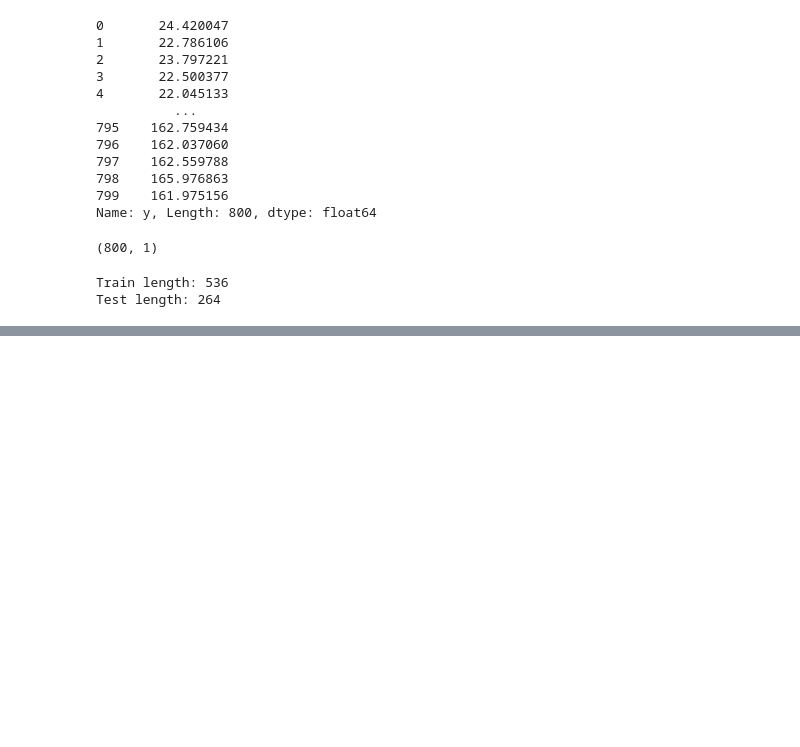
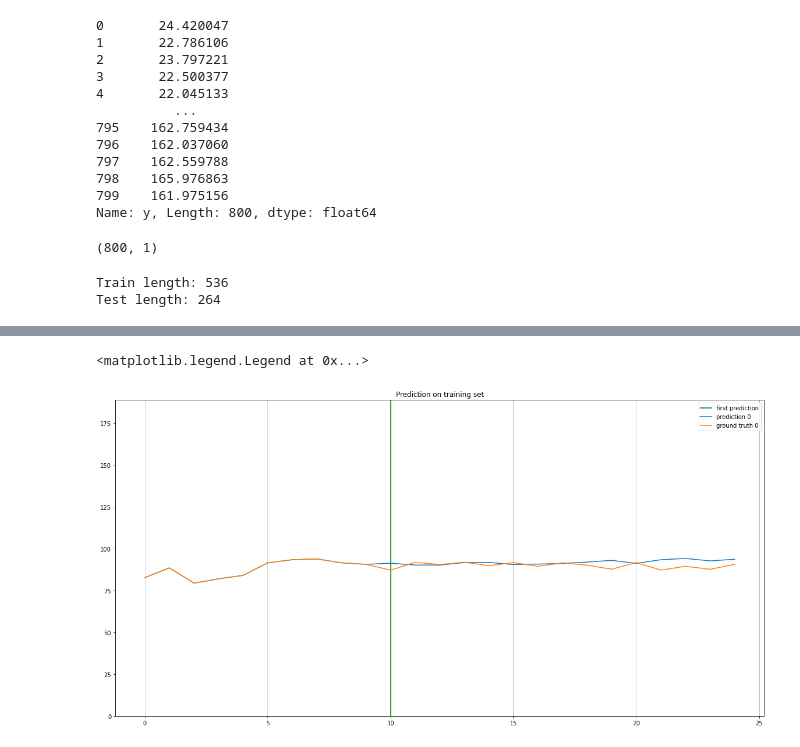
Before and after one commit to calvincbzhang/skyrmions-trajectory-prediction, a Jupyter notebook: rnn.ipynb, the cells around one changed output, grey strips where cells are left out. Saved outputs shown, nothing was run; the diff lists cells and outputs as text; code cells hidden in the pictures; blank space fills up the shorter version.

```diff
--- a/rnn.ipynb
+++ b/rnn.ipynb
@@ -337,0 +462,5 @@ plt.legend()
+# %%
+print('The model performance for X_train')
+pred_train = evaluate(X_train, y_train, model)
+print('The model performance for X_test')
+pred_test = evaluate(X_test, y_test, model)
@@ -337,0 +478,32 @@ plt.legend()
+# %%
+pred_train_unscaled = pred_train.copy()
+pred_test_unscaled = pred_test.copy()
+
+pred_train_unscaled = min_max_scaler.inverse_transform(np.reshape(pred_train_unscaled.astype(float), (-1, 1))).reshape(pred_train.shape[0], -1)
+
+pred_test_unscaled = min_max_scaler.inverse_transform(np.reshape(pred_test_unscaled.astype(float), (-1, 1))).reshape(pred_test.shape[0], -1)
+# %%
+X_train_unscaled = X_train.copy()
+X_test_unscaled = X_test.copy()
+
+X_train_unscaled = min_max_scaler.inverse_transform(np.reshape(X_train.astype(float), (-1, 1))).reshape(X_train.shape[0], -1)
+X_test_unscaled = min_max_scaler.inverse_transform(np.reshape(X_test.astype(float), (-1, 1))).reshape(X_test.shape[0], -1)
+# %%
+i = 100
+
+plt.figure(figsize=(20, 10))
+plt.grid(True, axis='x')
+plt.ylim(0, max(data[coordinate])+1)
+plt.title('Prediction on training set')
+
+plt.axvline(x=n_steps_in, ymin=0, ymax=1, label='first prediction', color='g')
+y = np.concatenate((X_train_unscaled[i], pred_train_unscaled[i]))
+x = np.arange(y.shape[0]).reshape((y.shape[0], 1))
+
+plt.plot(x, y, label='prediction ' + str(particle), color='tab:blue')
+plt.plot(x, data[data['particle'] == particle][coordinate][i:i+n_steps_in+n_steps_out], label='ground truth ' + str(particle), color='tab:orange')
+
+plt.legend()
+# %% [output]
+<matplotlib.legend.Legend at 0x...>
+[figure, added]
```
Also changed, not shown: parts of 24 cells of this notebook.
